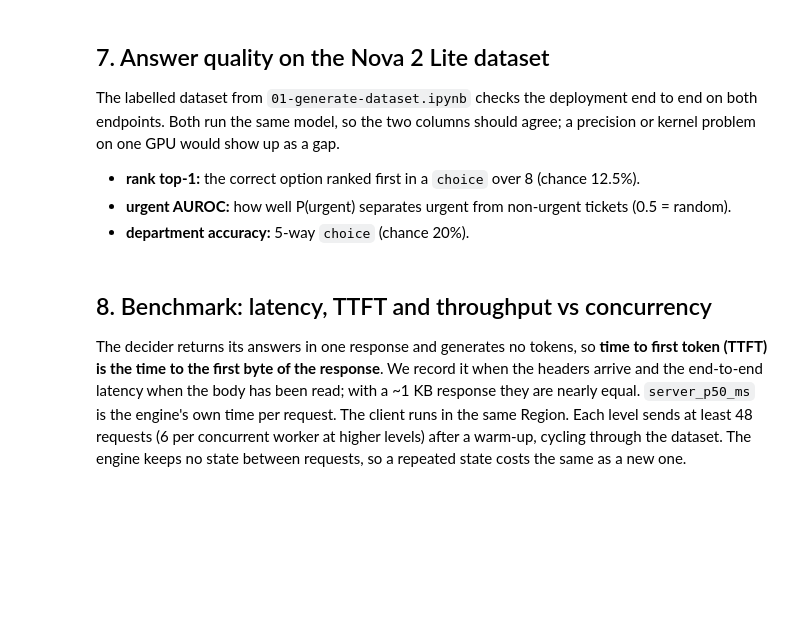
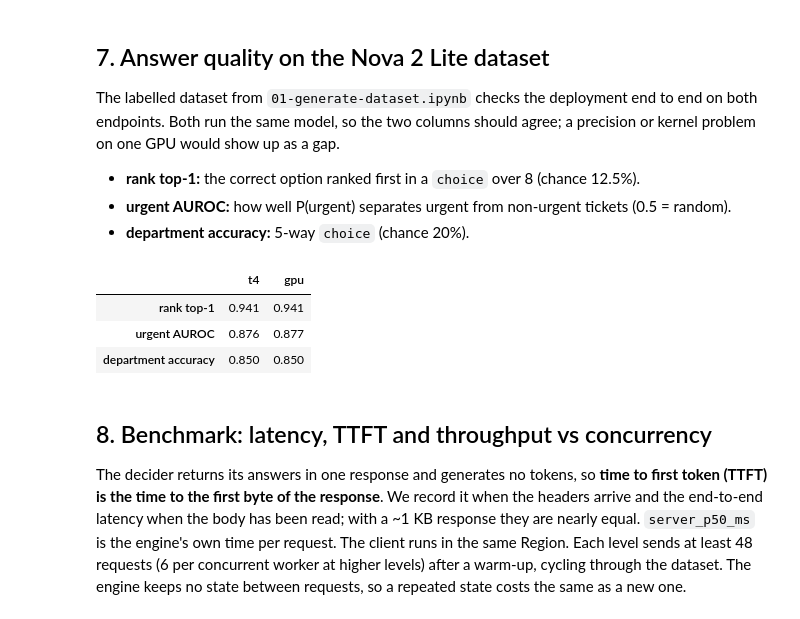
Before and after one commit to aws-samples/sample-apj-sup-sa, a Jupyter notebook: ai-infra/strands-decider-2b-sagemaker/02-deploy-and-benchmark.ipynb, the cells around one changed output. Drawn from its saved outputs; the diff is of its cells as text; code cells hidden in the pictures; blank space fills up the shorter version.

```diff
--- a/ai-infra/strands-decider-2b-sagemaker/02-deploy-and-benchmark.ipynb
+++ b/ai-infra/strands-decider-2b-sagemaker/02-deploy-and-benchmark.ipynb
@@ -407,34 +437,41 @@ same model, so the two columns should agree; a precision or kernel problem on on
 # %%
 rows = [json.loads(l) for l in Path("data/decider_bench.jsonl").read_text(encoding="utf-8").splitlines()]
 tickets = [r for r in rows if r["kind"] == "ticket"]
 ranks = [r for r in rows if r["kind"] == "rank"]
 DEPARTMENTS = {"billing": "Payments, charges, invoices, refunds", "technical": "Bugs, errors, outages, how-to setup",
                "account": "Login, profile, password, account settings", "shipping": "Delivery, tracking, returns",
                "sales": "Pricing, plans, upgrades, buying"}
 LETTERS = "ABCDEFGH"
 
 def ticket_body(t):
     return {"state": t["text"], "questions": {
         "department": {"type": "choice", "instructions": "Which team should handle this?", "criteria": DEPARTMENTS},
         "urgent": {"type": "noul", "instructions": "Is this urgent?"},
         "frustration": {"type": "score", "instructions": "How frustrated is the customer?",
                         "criteria": ["Calm", "Frustrated", "Very angry"]}}}
 
 def rank_body(r):
     return {"state": r["context"], "questions": {
         "best": {"type": "choice", "instructions": r["question"], "criteria": dict(zip(LETTERS, r["answers"]))}}}
 
 quality = {}
 for k, n in names.items():
     with cf.ThreadPoolExecutor(8) as ex:
-        t_out = list(ex.map(lambda t: invoke(n, ticket_body(t))["answers"], tickets))
-        r_out = list(ex.map(lambda r: invoke(n, rank_body(r))["answers"]["best"]["choice"], ranks))
+        t_fut = [ex.submit(invoke, n, ticket_body(t)) for t in tickets]   # both sets queued at once,
+        r_fut = [ex.submit(invoke, n, rank_body(r)) for r in ranks]       # so the pool never drains
+        t_out = [f.result()["answers"] for f in t_fut]
+        r_out = [f.result()["answers"]["best"]["choice"] for f in r_fut]
     p = np.array([o["urgent"]["noul"] for o in t_out]); y = np.array([t["urgent"] for t in tickets])
     quality[k] = {"rank top-1": np.mean([c == LETTERS[r["gold"]] for c, r in zip(r_out, ranks)]),
                   "urgent AUROC": np.mean([(a > b) + 0.5 * (a == b) for a in p[y] for b in p[~y]]),
                   "department accuracy": np.mean([o["department"]["choice"] == t["department"]
                                                   for o, t in zip(t_out, tickets)])}
 pd.DataFrame(quality).round(3)
+# %% [output]
+|  | t4 | gpu |
+| rank top-1 | 0.941 | 0.941 |
+| urgent AUROC | 0.876 | 0.877 |
+| department accuracy | 0.850 | 0.850 |
 # %% [markdown]
 ## 8. Benchmark: latency, TTFT and throughput vs concurrency
 
```
Also changed, not shown: parts of 12 cells of this notebook, 3 other files.
